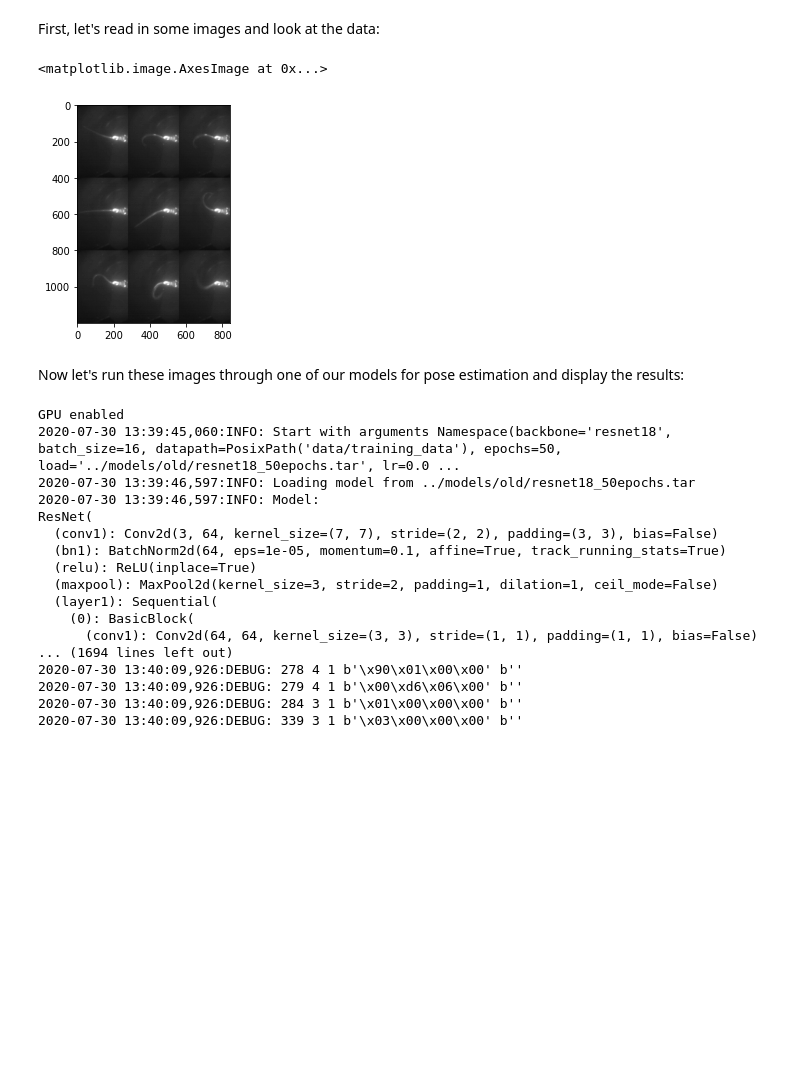
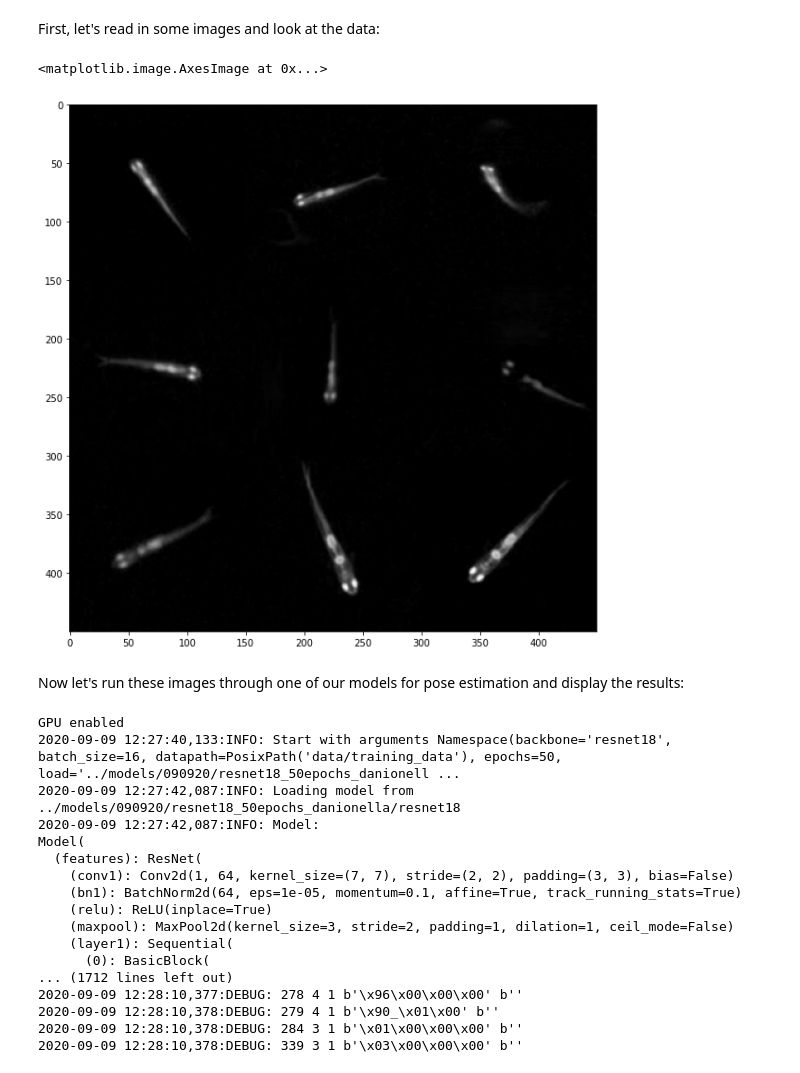
Before and after one commit to JoshBarrios/DeepBLU-Z, a Jupyter notebook: notebooks/testing_models.ipynb, the cells around one changed output. Drawn from its saved outputs; the diff is of its cells as text; code cells hidden in the pictures; blank space fills up the shorter version.

```diff
--- a/notebooks/testing_models.ipynb
+++ b/notebooks/testing_models.ipynb
@@ -11,30 +11,33 @@ First, let's read in some images and look at the data:
 # %%
 # Import database of images
 import h5py
-hdf_path = '../data/training_data/images_ds.h5'
+# hdf_path = '../data/training_data/images_ds.h5'
+hdf_path = '/home/userman/Documents/aws/danionella_training_data/images_ds.h5'
 hdf_file = h5py.File(hdf_path, 'r')
 for gname, group in hdf_file.items():
     for dname, ds in group.items():
         images = ds
 
 # Pull out nine random images from set held out during training and display
 import numpy as np
-unlabeled_indices = np.linspace(59836, 62223, 62223-59835, dtype=int)
+# unlabeled_indices = np.linspace(59836, 62223, 62223-59835, dtype=int)
+unlabeled_indices = np.linspace(0, 499, 500, dtype=int)
 
 import random
 image_indices = random.sample(list(unlabeled_indices), 9)
 image_indices.sort()
 
 import matplotlib.pyplot as plt
 from skimage.util import montage
 
 images = images[image_indices[:], :, :]
 images = np.transpose(images, (0, 2, 1))
 
+plt.rcParams["figure.figsize"] = (10,20)
 plt.imshow(montage(images), cmap='gray')
 # %% [output]
 <matplotlib.image.AxesImage at 0x...>
-[figure, old version]
+[figure, new version]
 # %% [markdown]
 Now let's run these images through one of our models for pose estimation and display the results:
 # %%
@@ -43,25 +46,26 @@ from PIL import Image
 tracked_images = images
 for im_num in range(images.shape[0]):
     image = Image.fromarray(images[im_num, :, :])
-    image.save('./temp.tif')
-    ! python3 ../main.py -m predict --load ../models/old/resnet18_50epochs.tar -t ./temp.tif
-    tracked_images[im_num, :, :] = Image.open('./temp_tracked.tif')
+    image.save('../data/test_data/temp.tif')
+    # ! python3 ../main.py -m predict --load ../models/old/resnet18_50epochs.tar -t ../data/test_data/temp.tif
+    ! python3 ../main.py -m predict --load ../models/090920/resnet18_50epochs_danionella/resnet18 -t ../data/test_data/temp.tif
+    tracked_images[im_num, :, :] = Image.open('../data/test_data/temp_tracked.tif')
 # %% [output]
 GPU enabled
-2020-07-30 13:39:45,060:INFO: Start with arguments Namespace(backbone='resnet18', batch_size=16, datapath=PosixPath('data/training_data'), epochs=50, load='../models/old/resnet18_50epochs.tar', lr=0.0 ...
-2020-07-30 13:39:46,597:INFO: Loading model from ../models/old/resnet18_50epochs.tar
-2020-07-30 13:39:46,597:INFO: Model:
-ResNet(
-  (conv1): Conv2d(3, 64, kernel_size=(7, 7), stride=(2, 2), padding=(3, 3), bias=False)
-  (bn1): BatchNorm2d(64, eps=1e-05, momentum=0.1, affine=True, track_running_stats=True)
-  (relu): ReLU(inplace=True)
-  (maxpool): MaxPool2d(kernel_size=3, stride=2, padding=1, dilation=1, ceil_mode=False)
-  (layer1): Sequential(
-    (0): BasicBlock(
-      (conv1): Conv2d(64, 64, kernel_size=(3, 3), stride=(1, 1), padding=(1, 1), bias=False)
-... (1694 lines left out)
-2020-07-30 13:40:09,926:DEBUG: 278 4 1 b'\x90\x01\x00\x00' b''
-2020-07-30 13:40:09,926:DEBUG: 279 4 1 b'\x00\xd6\x06\x00' b''
-2020-07-30 13:40:09,926:DEBUG: 284 3 1 b'\x01\x00\x00\x00' b''
-2020-07-30 13:40:09,926:DEBUG: 339 3 1 b'\x03\x00\x00\x00' b''
+2020-09-09 12:27:40,133:INFO: Start with arguments Namespace(backbone='resnet18', batch_size=16, datapath=PosixPath('data/training_data'), epochs=50, load='../models/090920/resnet18_50epochs_danionell ...
+2020-09-09 12:27:42,087:INFO: Loading model from ../models/090920/resnet18_50epochs_danionella/resnet18
+2020-09-09 12:27:42,087:INFO: Model:
+Model(
+  (features): ResNet(
+    (conv1): Conv2d(1, 64, kernel_size=(7, 7), stride=(2, 2), padding=(3, 3), bias=False)
+    (bn1): BatchNorm2d(64, eps=1e-05, momentum=0.1, affine=True, track_running_stats=True)
+    (relu): ReLU(inplace=True)
+    (maxpool): MaxPool2d(kernel_size=3, stride=2, padding=1, dilation=1, ceil_mode=False)
+    (layer1): Sequential(
+      (0): BasicBlock(
+... (1712 lines left out)
+2020-09-09 12:28:10,377:DEBUG: 278 4 1 b'\x96\x00\x00\x00' b''
+2020-09-09 12:28:10,378:DEBUG: 279 4 1 b'\x90_\x01\x00' b''
+2020-09-09 12:28:10,378:DEBUG: 284 3 1 b'\x01\x00\x00\x00' b''
+2020-09-09 12:28:10,378:DEBUG: 339 3 1 b'\x03\x00\x00\x00' b''
 # %%
```
Also changed, not shown: parts of 1 cell of this notebook, 9 other files.
